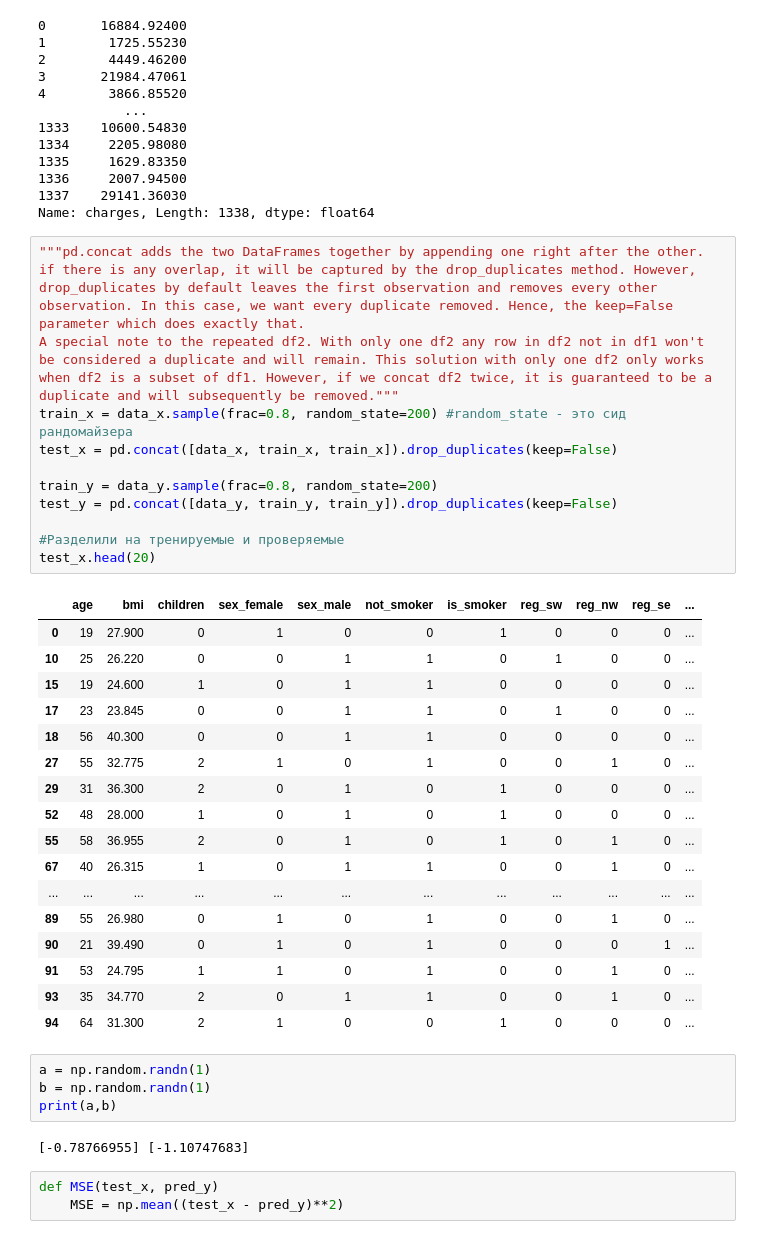
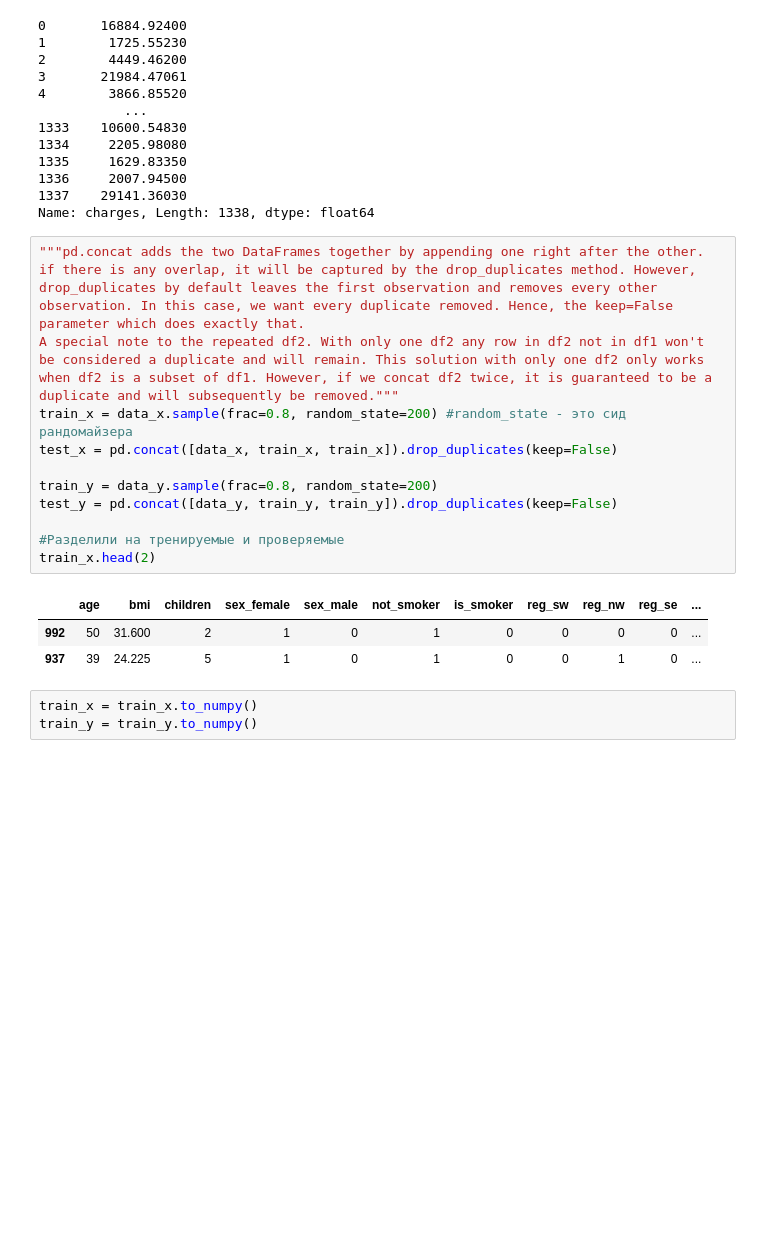
Before and after one commit to tini-yu/python_cool_x, a Jupyter notebook: homework/insurance_neuro.ipynb, the cells around one changed output. Saved outputs shown, nothing was run; the diff lists cells and outputs as text; blank space fills up the shorter version.

```diff
--- a/homework/insurance_neuro.ipynb
+++ b/homework/insurance_neuro.ipynb
@@ -75,38 +76,18 @@ Name: charges, Length: 1338, dtype: float64
 # %%
 """pd.concat adds the two DataFrames together by appending one right after the other. if there is any overlap, it will be captured by the drop_duplicates method. However, drop_duplicates by default leaves the first observation and removes every other observation. In this case, we want every duplicate removed. Hence, the keep=False parameter which does exactly that.
 A special note to the repeated df2. With only one df2 any row in df2 not in df1 won't be considered a duplicate and will remain. This solution with only one df2 only works when df2 is a subset of df1. However, if we concat df2 twice, it is guaranteed to be a duplicate and will subsequently be removed."""
 train_x = data_x.sample(frac=0.8, random_state=200) #random_state - это сид рандомайзера
 test_x = pd.concat([data_x, train_x, train_x]).drop_duplicates(keep=False)
 
 train_y = data_y.sample(frac=0.8, random_state=200)
 test_y = pd.concat([data_y, train_y, train_y]).drop_duplicates(keep=False)
 
 #Разделили на тренируемые и проверяемые
-test_x.head(20)
+train_x.head(2)
 # %% [output]
 |  | age | bmi | children | sex_female | sex_male | not_smoker | is_smoker | reg_sw | reg_nw | reg_se | ... |
-| 0 | 19 | 27.900 | 0 | 1 | 0 | 0 | 1 | 0 | 0 | 0 | ... |
-| 10 | 25 | 26.220 | 0 | 0 | 1 | 1 | 0 | 1 | 0 | 0 | ... |
-| 15 | 19 | 24.600 | 1 | 0 | 1 | 1 | 0 | 0 | 0 | 0 | ... |
-| 17 | 23 | 23.845 | 0 | 0 | 1 | 1 | 0 | 1 | 0 | 0 | ... |
-| 18 | 56 | 40.300 | 0 | 0 | 1 | 1 | 0 | 0 | 0 | 0 | ... |
-| 27 | 55 | 32.775 | 2 | 1 | 0 | 1 | 0 | 0 | 1 | 0 | ... |
-| 29 | 31 | 36.300 | 2 | 0 | 1 | 0 | 1 | 0 | 0 | 0 | ... |
-| 52 | 48 | 28.000 | 1 | 0 | 1 | 0 | 1 | 0 | 0 | 0 | ... |
-| 55 | 58 | 36.955 | 2 | 0 | 1 | 0 | 1 | 0 | 1 | 0 | ... |
-| 67 | 40 | 26.315 | 1 | 0 | 1 | 1 | 0 | 0 | 1 | 0 | ... |
-| ... | ... | ... | ... | ... | ... | ... | ... | ... | ... | ... | ... |
-| 89 | 55 | 26.980 | 0 | 1 | 0 | 1 | 0 | 0 | 1 | 0 | ... |
-| 90 | 21 | 39.490 | 0 | 1 | 0 | 1 | 0 | 0 | 0 | 1 | ... |
-| 91 | 53 | 24.795 | 1 | 1 | 0 | 1 | 0 | 0 | 1 | 0 | ... |
-| 93 | 35 | 34.770 | 2 | 0 | 1 | 1 | 0 | 0 | 1 | 0 | ... |
-| 94 | 64 | 31.300 | 2 | 1 | 0 | 0 | 1 | 0 | 0 | 0 | ... |
+| 992 | 50 | 31.600 | 2 | 1 | 0 | 1 | 0 | 0 | 0 | 0 | ... |
+| 937 | 39 | 24.225 | 5 | 1 | 0 | 1 | 0 | 0 | 1 | 0 | ... |
-# %%
-a = np.random.randn(1)
-b = np.random.randn(1)
-print(a,b)
-# %% [output]
-[-0.78766955] [-1.10747683]
-# %%
-def MSE(test_x, pred_y)
-    MSE = np.mean((test_x - pred_y)**2)
+# %%
+train_x = train_x.to_numpy()
+train_y = train_y.to_numpy()
```
Also changed, not shown: parts of 5 cells of this notebook.
